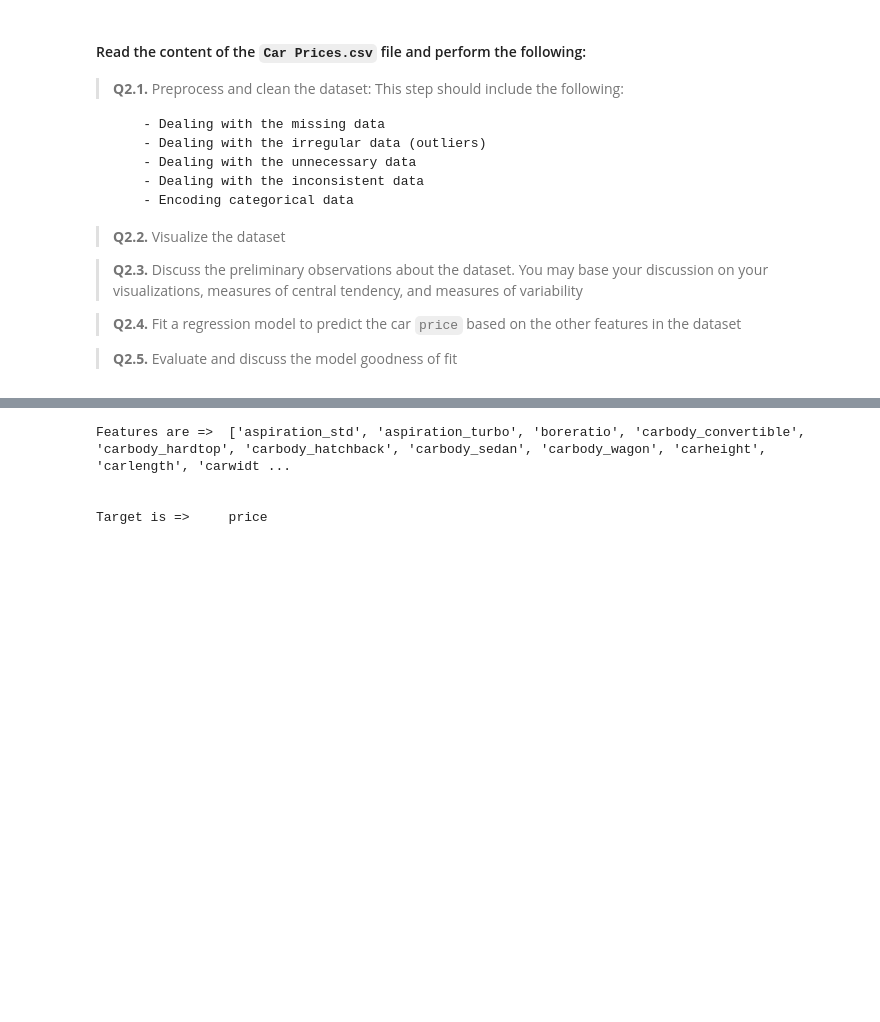
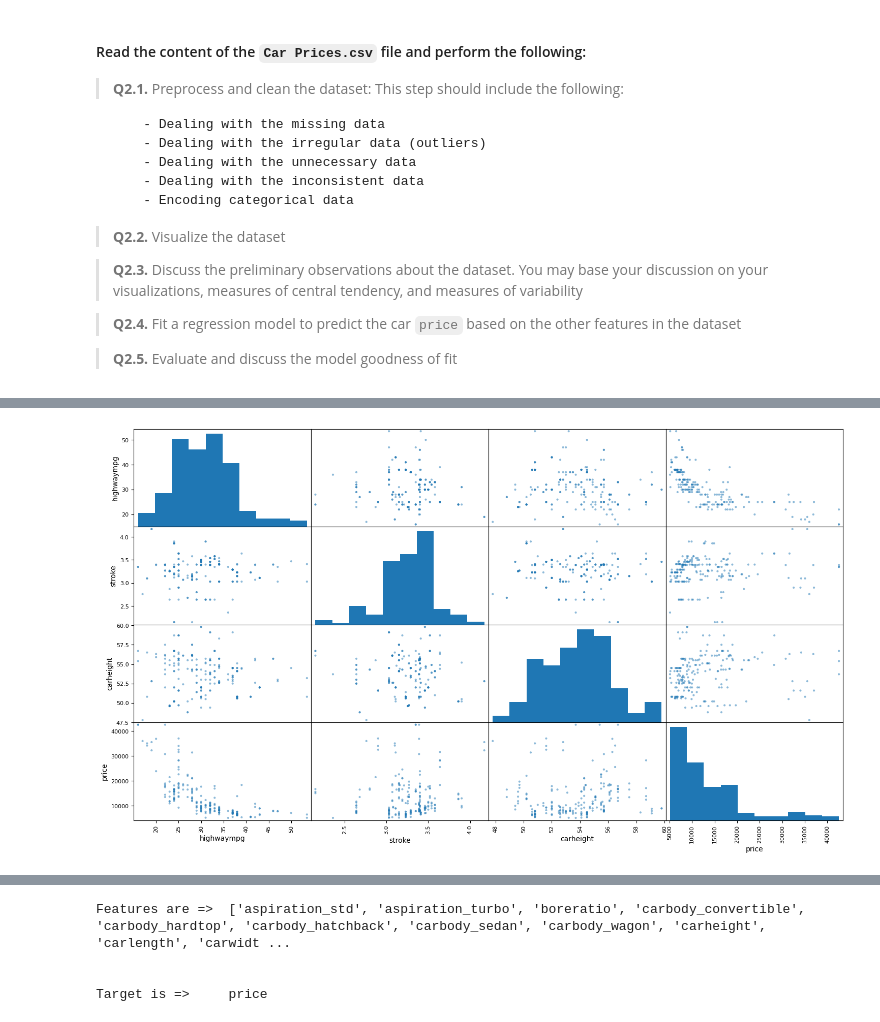
Before and after one commit to jonamadk/scaling-ML-journey, a Jupyter notebook: lab-01/Lab1.ipynb, the cells around one changed output, grey strips where cells are left out. Saved outputs shown, nothing was run; the diff lists cells and outputs as text; code cells hidden in the pictures; blank space fills up the shorter version.

```diff
--- a/lab-01/Lab1.ipynb
+++ b/lab-01/Lab1.ipynb
@@ -538,0 +557,8 @@ car_dataframe.to_excel('car_data1.xlsx', index=False)
+# %%
+from pandas.plotting import scatter_matrix
+
+attributes = ['highwaympg', 'stroke','carheight', 'price',]
+scatter_matrix(car_dataframe[attributes], figsize=(18, 10))
+plt.show()
+# %% [output]
+[figure, added]
```
Also changed, not shown: parts of 47 cells of this notebook, 5 other files.
